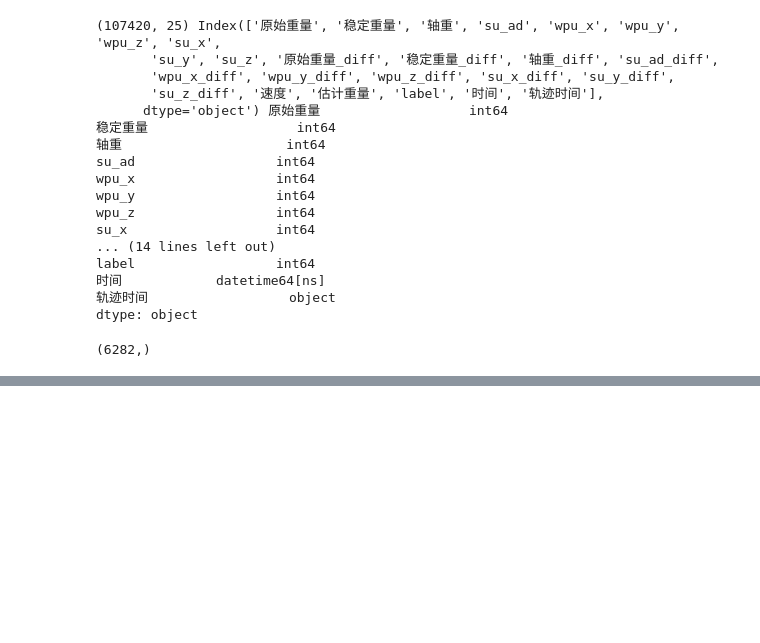
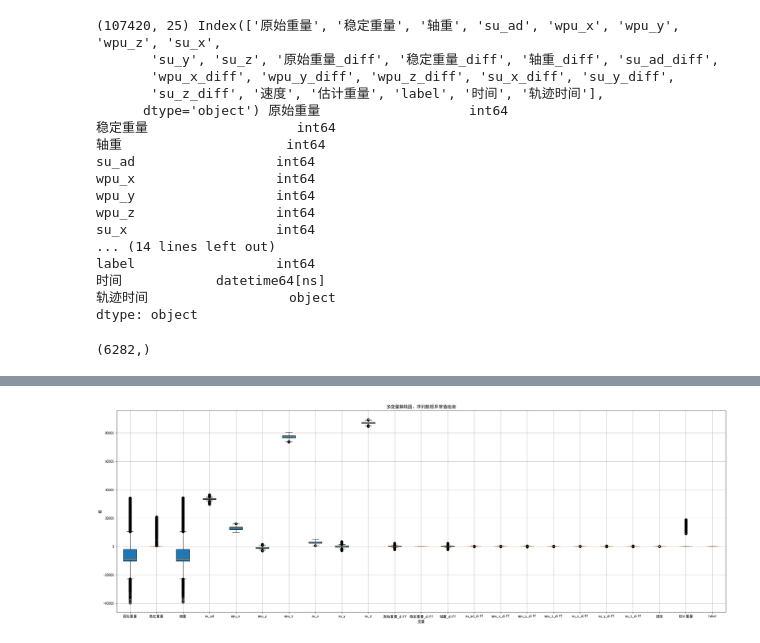
Before and after one commit to ainiubility/CNN-LSTM-Attention, a Jupyter notebook: C_L_A_train_alldata.ipynb, the cells around one changed output, grey strips where cells are left out. Drawn from its saved outputs; the diff is of its cells as text; code cells hidden in the pictures; blank space fills up the shorter version.

```diff
--- a/C_L_A_train_alldata.ipynb
+++ b/C_L_A_train_alldata.ipynb
@@ -227,14 +200,14 @@ def expandRows(idx_list_list, windowsize=30) -> np.ndarray:
 
     return ret
 
+
 # print(origindata['label'] != 0)
 indices_list = origindata.index[origindata['label'] != 0].tolist()  # + _origindata.index[_origindata['label'] == '卸'].tolist()
 indices_list = expandRows(indices_list)
 
+df_selected = origindata  # 不过滤为0的数据
 # 或者使用.iloc基于位置索引（如果是整数索引）
-df_selected = origindata.iloc[indices_list]
-
-# df_selected =_origindata # 不过滤为0的数据
+# df_selected = origindata.iloc[indices_list]
 
 indices_list.shape
 # %% [output]
@@ -272,0 +282,25 @@ plt.show()
+# %%
+columns_to_plot = feature_col_names + label_col_names
+df.reset_index()
+dfview = df[columns_to_plot]
+# dfview.reset_index(drop=True, inplace=True)
+# %%
+for col in columns_to_plot:
+
+    data = dfview[col]
+    # 计算Z-score
+    z_scores = (data - np.mean(data)) / np.std(data)
+
+    # 定义阈值（这里用3作为标准）
+    threshold = 3
+
+    # 标记出那些绝对Z-score大于阈值的点为异常值
+    outliers = data[np.abs(z_scores) > threshold]
+    print(col, '--->', outliers.shape)
+    for i in outliers.index:
+        if i > 0:
+            # print(dfview.loc[i, col])
+            dfview.loc[i, col] = dfview.loc[i - 1, col]
+
+
+dfview
@@ -272,0 +338,15 @@ plt.show()
+# %%
+import matplotlib.pyplot as plt
+# 假设你有多个列需要比较
+
+# 绘制多变量箱线图
+plt.figure(figsize=(30, 10))
+plt.boxplot([dfview[col] for col in columns_to_plot], labels=columns_to_plot, vert=True, patch_artist=True)
+plt.title('多变量箱线图：序列数据异常值检测')
+plt.xlabel('变量')
+plt.ylabel('值')
+plt.grid(True)
+
+plt.show()
+# %% [output]
+[figure, added]
```
Also changed, not shown: parts of 16 cells of this notebook, 6 other files.
